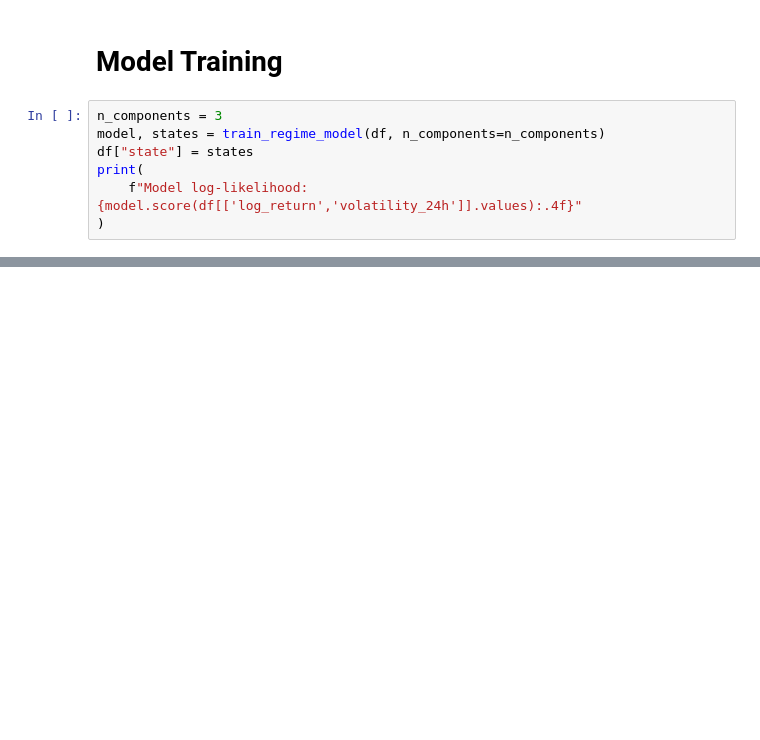
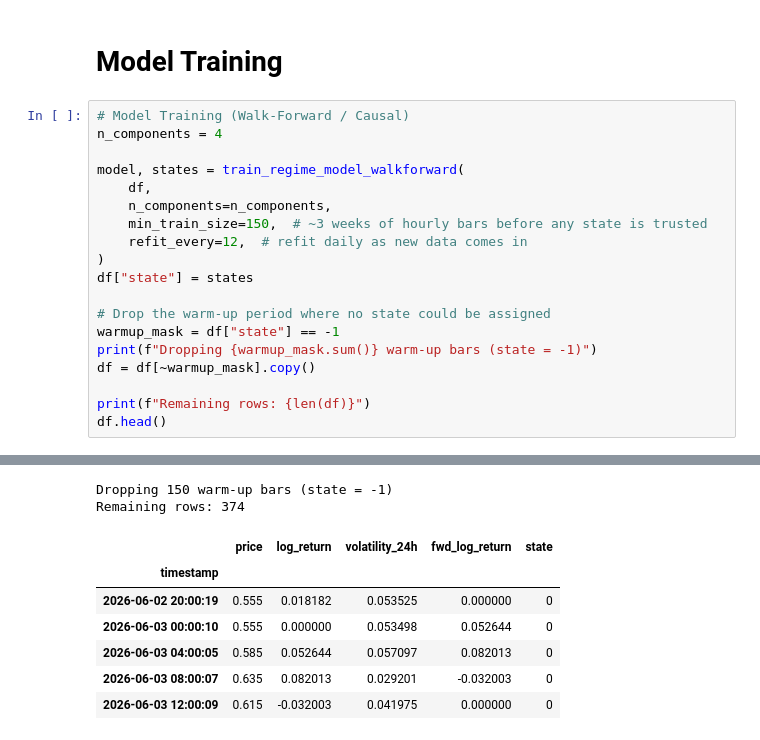
Before and after one commit to harryhodgins/polymarket-trader, a Jupyter notebook: roughwork.ipynb, the cells around one changed output, grey strips where cells are left out. Drawn from its saved outputs; the diff is of its cells as text; blank space fills up the shorter version.

```diff
--- a/roughwork.ipynb
+++ b/roughwork.ipynb
@@ -36,10 +36,22 @@ Rows: 2101
 # %% [markdown]
 # Model Training
 # %%
-n_components = 3
-model, states = train_regime_model(df, n_components=n_components)
+# Model Training (Walk-Forward / Causal)
+n_components = 4
+
+model, states = train_regime_model_walkforward(
+    df,
+    n_components=n_components,
+    min_train_size=150,  # ~3 weeks of hourly bars before any state is trusted
+    refit_every=12,  # refit daily as new data comes in
+)
 df["state"] = states
-print(
-    f"Model log-likelihood: {model.score(df[['log_return','volatility_24h']].values):.4f}"
-)
+
+# Drop the warm-up period where no state could be assigned
+warmup_mask = df["state"] == -1
+print(f"Dropping {warmup_mask.sum()} warm-up bars (state = -1)")
+df = df[~warmup_mask].copy()
+
+print(f"Remaining rows: {len(df)}")
+df.head()
 # %% [output]
@@ -47,3 +63,12 @@ Model log-likelihood: -4349.0883
+Dropping 150 warm-up bars (state = -1)
+Remaining rows: 374
+|  | price | log_return | volatility_24h | fwd_log_return | state |
+| timestamp |  |  |  |  |  |
+| 2026-06-02 20:00:19 | 0.555 | 0.018182 | 0.053525 | 0.000000 | 0 |
+| 2026-06-03 00:00:10 | 0.555 | 0.000000 | 0.053498 | 0.052644 | 0 |
+| 2026-06-03 04:00:05 | 0.585 | 0.052644 | 0.057097 | 0.082013 | 0 |
+| 2026-06-03 08:00:07 | 0.635 | 0.082013 | 0.029201 | -0.032003 | 0 |
+| 2026-06-03 12:00:09 | 0.615 | -0.032003 | 0.041975 | 0.000000 | 0 |
 # %%
 import matplotlib.pyplot as plt
 from matplotlib.patches import Patch
```
Also changed, not shown: parts of 10 cells of this notebook, 7 other files.
